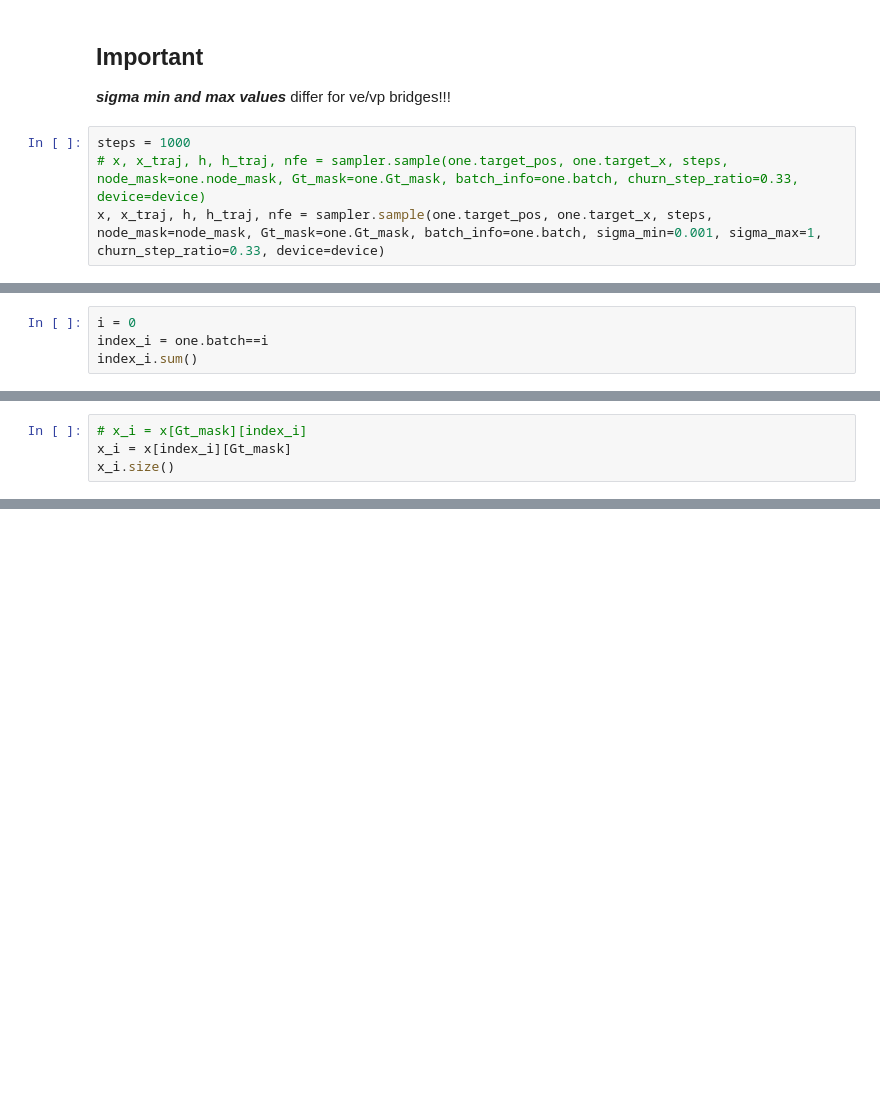
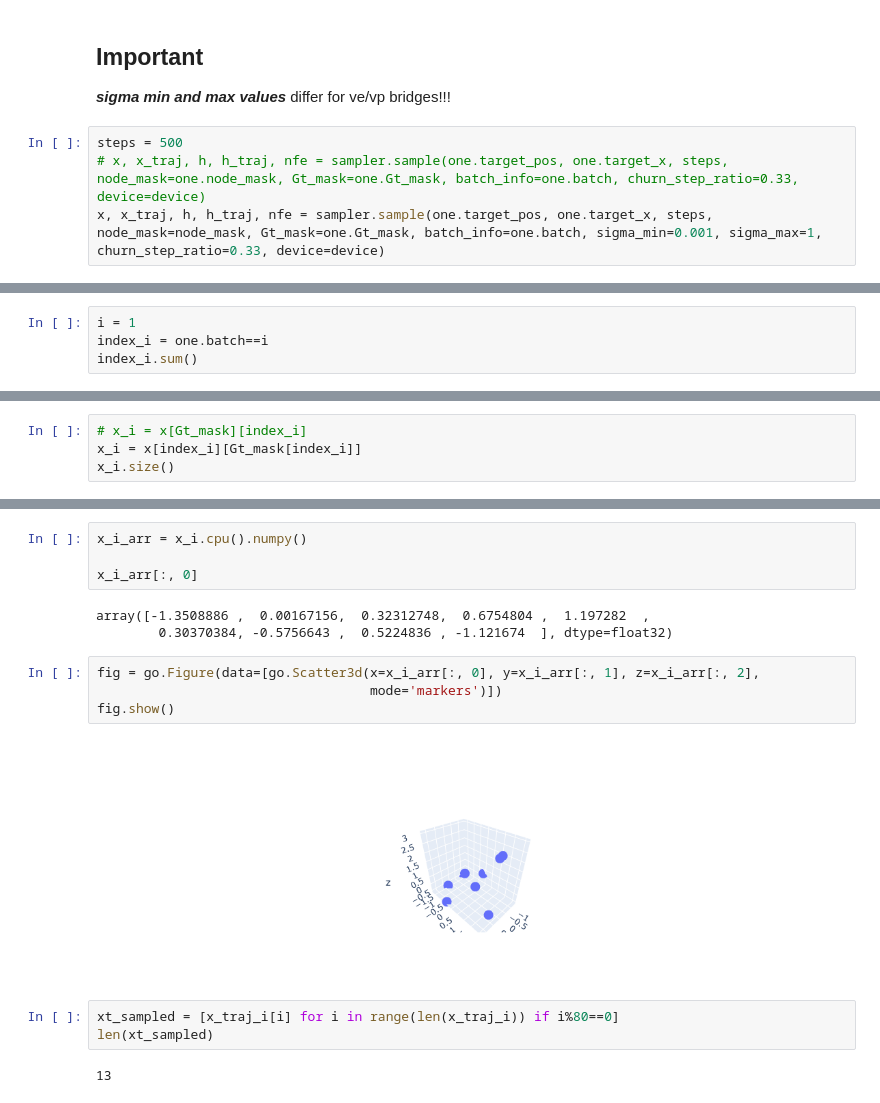
Before and after one commit to conghaowang/PP2Drug, a Jupyter notebook: src/notebooks/Sample.ipynb, the cells around one changed output, grey strips where cells are left out. Saved outputs shown, nothing was run; the diff lists cells and outputs as text; blank space fills up the shorter version.

```diff
--- a/src/notebooks/Sample.ipynb
+++ b/src/notebooks/Sample.ipynb
@@ -171,7 +153,7 @@ tensor([ True,  True,  True,  True,  True,  True,  True,  True,  True,  True,
 ***sigma min and max values***
 differ for ve/vp bridges!!!
 # %%
-steps = 1000
+steps = 500
 # x, x_traj, h, h_traj, nfe = sampler.sample(one.target_pos, one.target_x, steps, node_mask=one.node_mask, Gt_mask=one.Gt_mask, batch_info=one.batch, churn_step_ratio=0.33, device=device)
 x, x_traj, h, h_traj, nfe = sampler.sample(one.target_pos, one.target_x, steps, node_mask=node_mask, Gt_mask=one.Gt_mask, batch_info=one.batch, sigma_min=0.001, sigma_max=1, churn_step_ratio=0.33, device=device)
 # %% [output]
@@ -192,5 +174,5 @@ num_graphs
 # %%
-i = 0
+i = 1
 index_i = one.batch==i
 index_i.sum()
 # %% [output]
@@ -198,5 +180,5 @@ tensor(80, device='cuda:0')
 # %%
 # x_i = x[Gt_mask][index_i]
-x_i = x[index_i][Gt_mask]
+x_i = x[index_i][Gt_mask[index_i]]
 x_i.size()
 # %% [output]
@@ -248,0 +239,18 @@ tensor([[ -1.0504, -39.6323,  23.3136],
+# %%
+x_i_arr = x_i.cpu().numpy()
+
+x_i_arr[:, 0]
+# %% [output]
+array([-1.3508886 ,  0.00167156,  0.32312748,  0.6754804 ,  1.197282  ,
+        0.30370384, -0.5756643 ,  0.5224836 , -1.121674  ], dtype=float32)
+# %%
+fig = go.Figure(data=[go.Scatter3d(x=x_i_arr[:, 0], y=x_i_arr[:, 1], z=x_i_arr[:, 2],
+                                   mode='markers')])
+fig.show()
+# %% [output]
+[figure, added]
+# %%
+xt_sampled = [x_traj_i[i] for i in range(len(x_traj_i)) if i%80==0]
+len(xt_sampled)
+# %% [output]
+13
```
Also changed, not shown: parts of 55 cells of this notebook, 6 other files.
